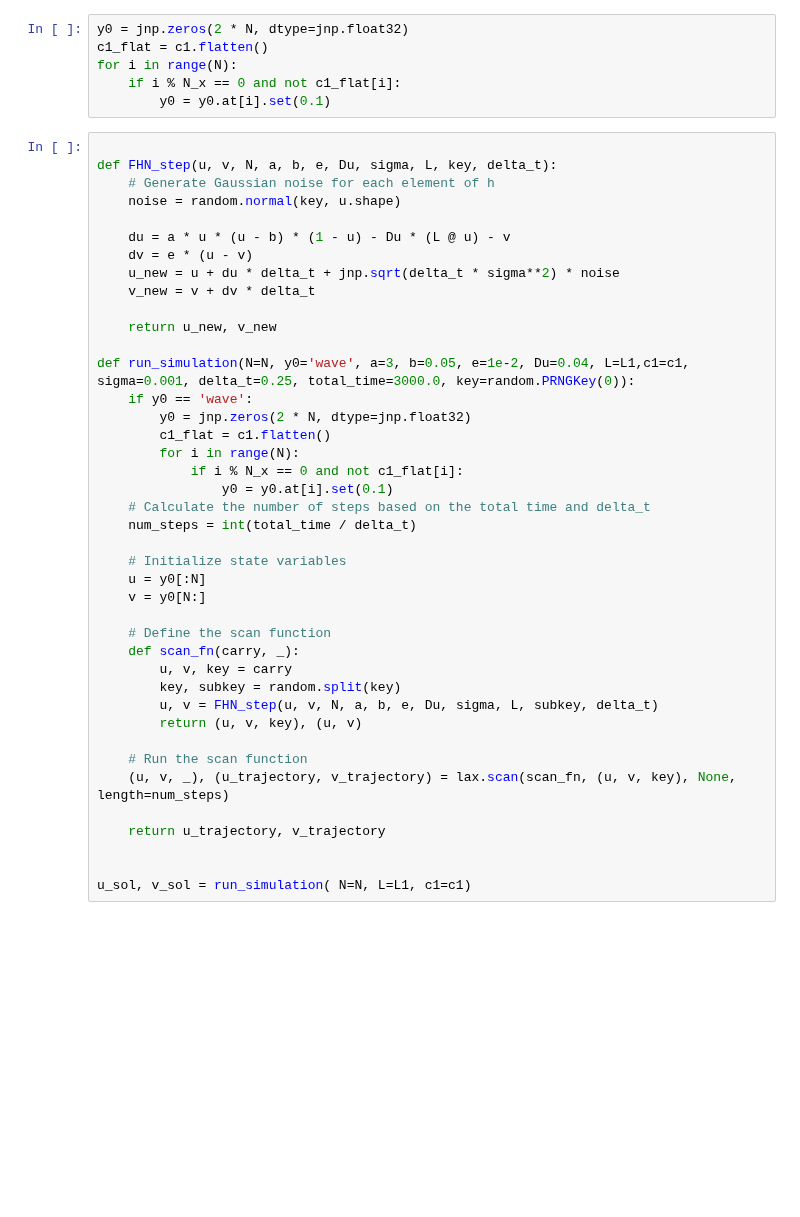
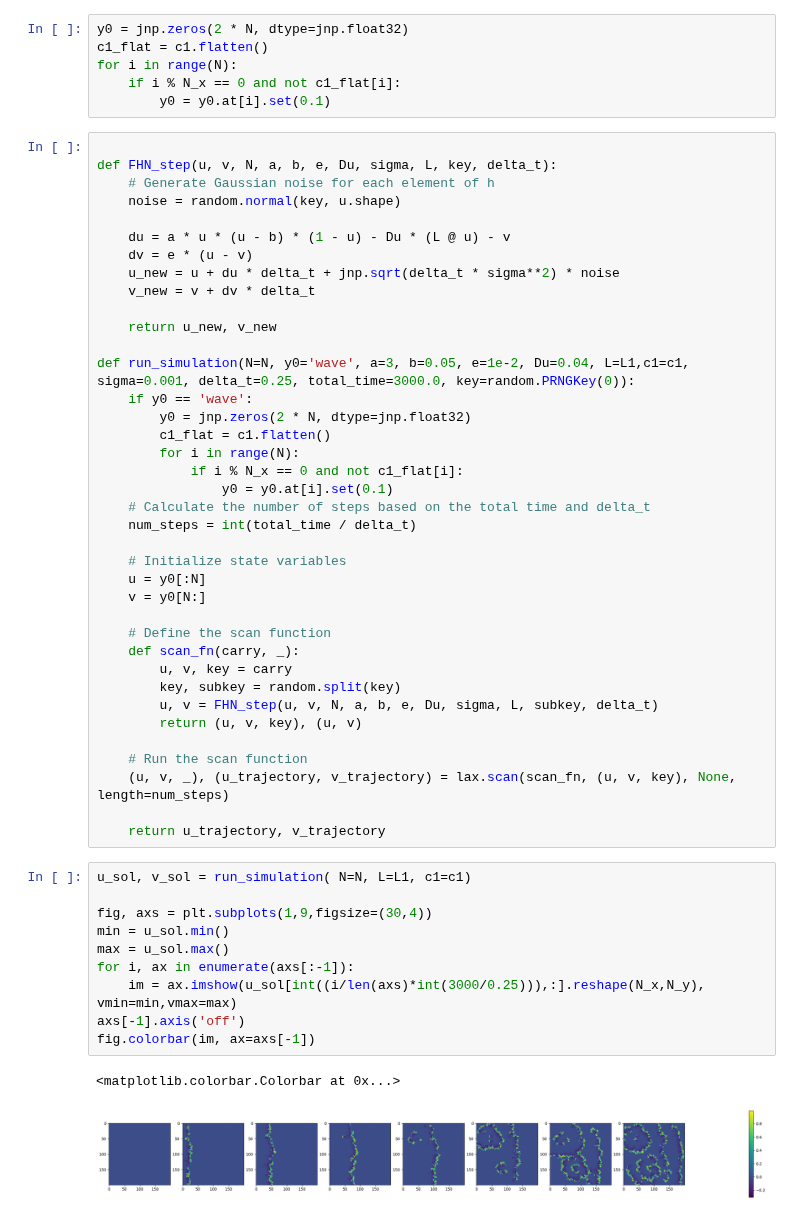
Before and after one commit to Priesemann-Group/perspective_heart_and_brain, a Jupyter notebook: notebooks/stochastic_heart.ipynb, the cells around one changed output. Drawn from its saved outputs; the diff is of its cells as text; blank space fills up the shorter version.

```diff
--- a/notebooks/stochastic_heart.ipynb
+++ b/notebooks/stochastic_heart.ipynb
@@ -141,6 +141,16 @@ def run_simulation(N=N, y0='wave', a=3, b=0.05, e=1e-2, Du=0.04, L=L1,c1=c1, sig
     (u, v, _), (u_trajectory, v_trajectory) = lax.scan(scan_fn, (u, v, key), None, length=num_steps)
 
     return u_trajectory, v_trajectory
-
-
-u_sol, v_sol = run_simulation( N=N, L=L1, c1=c1)
+# %%
+u_sol, v_sol = run_simulation( N=N, L=L1, c1=c1)
+
+fig, axs = plt.subplots(1,9,figsize=(30,4))
+min = u_sol.min()
+max = u_sol.max()
+for i, ax in enumerate(axs[:-1]):
+    im = ax.imshow(u_sol[int((i/len(axs)*int(3000/0.25))),:].reshape(N_x,N_y), vmin=min,vmax=max)
+axs[-1].axis('off')
+fig.colorbar(im, ax=axs[-1])
+# %% [output]
+<matplotlib.colorbar.Colorbar at 0x...>
+[figure, added]
```
Also changed, not shown: parts of 21 cells of this notebook.
